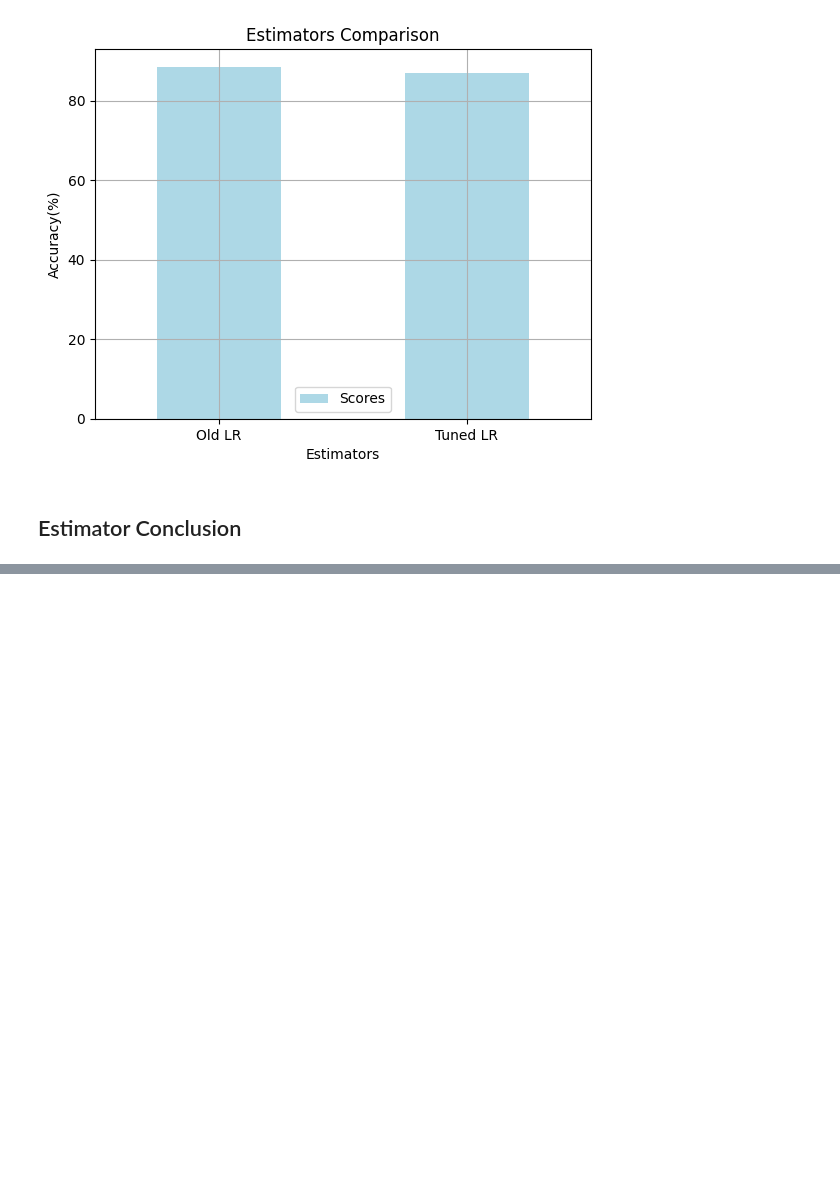
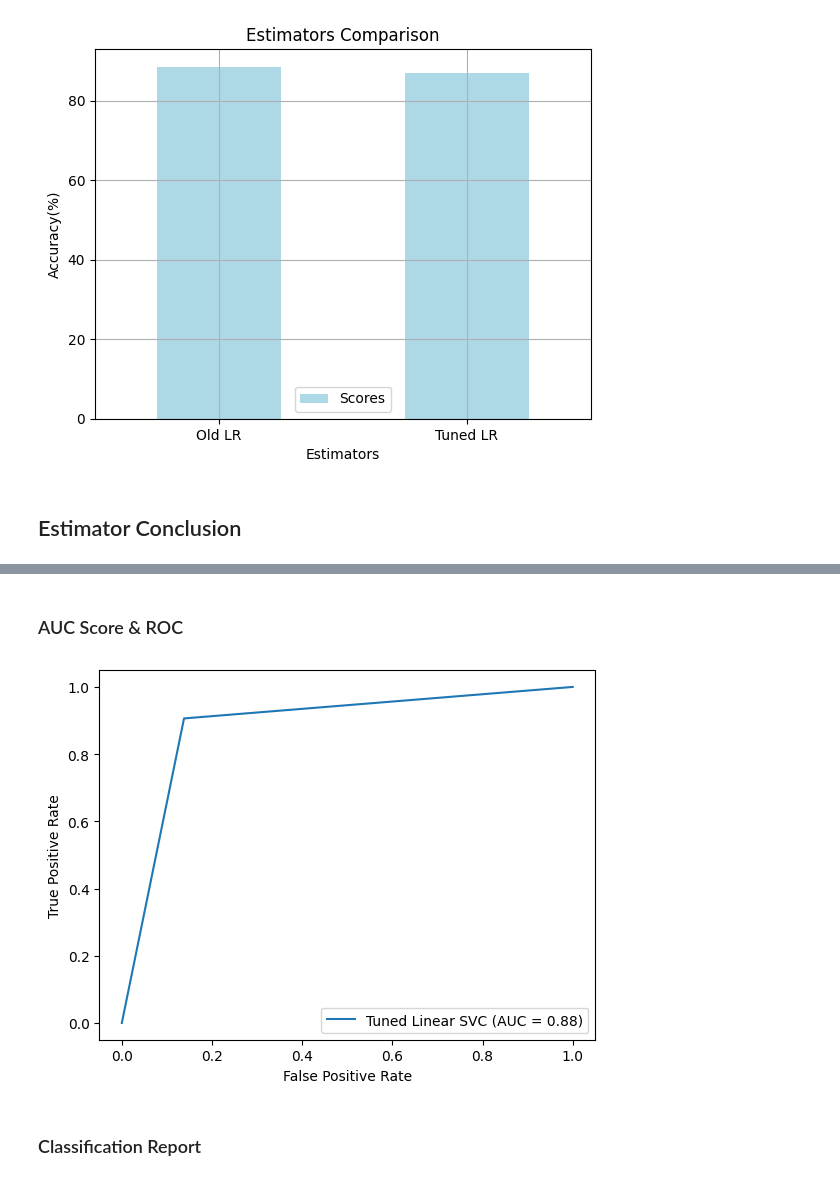
Before and after one commit to Hamid-Ba/heart-disease-project, a Jupyter notebook: Heart Disease Project.ipynb, the cells around one changed output, grey strips where cells are left out. Drawn from its saved outputs; the diff is of its cells as text; code cells hidden in the pictures; blank space fills up the shorter version.

```diff
--- a/Heart Disease Project.ipynb
+++ b/Heart Disease Project.ipynb
@@ -599,0 +635,12 @@ plt.ylabel("Accura")
+# %% [markdown]
+### AUC Score & ROC
+# %%
+fpr, tpr, thresholds = roc_curve(y_test, y_linear_svc_pred)
+roc_auc = auc(fpr, tpr)
+
+roc_plt = RocCurveDisplay(fpr=fpr, tpr=tpr, roc_auc=roc_auc, estimator_name="Tuned Linear SVC")
+roc_plt.plot();
+# %% [output]
+[figure, added]
+# %% [markdown]
+### Classification Report
```
Also changed, not shown: parts of 21 cells of this notebook.
